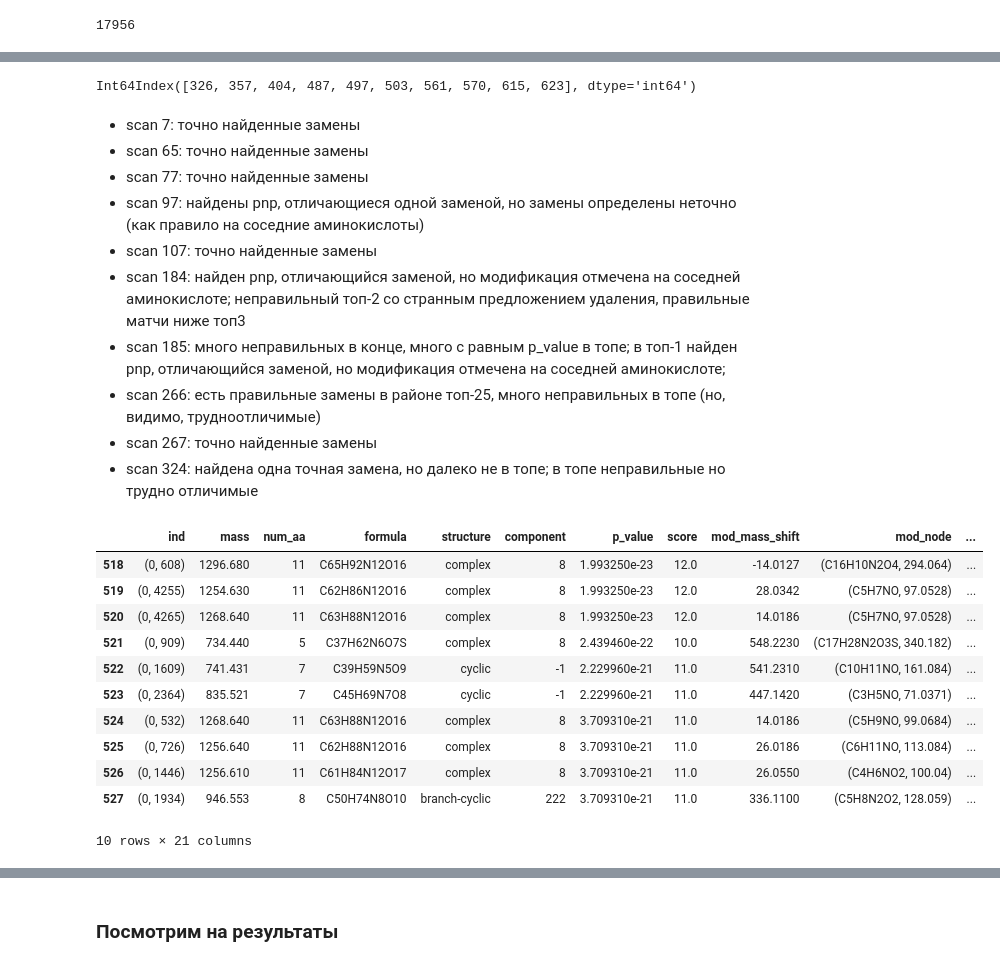
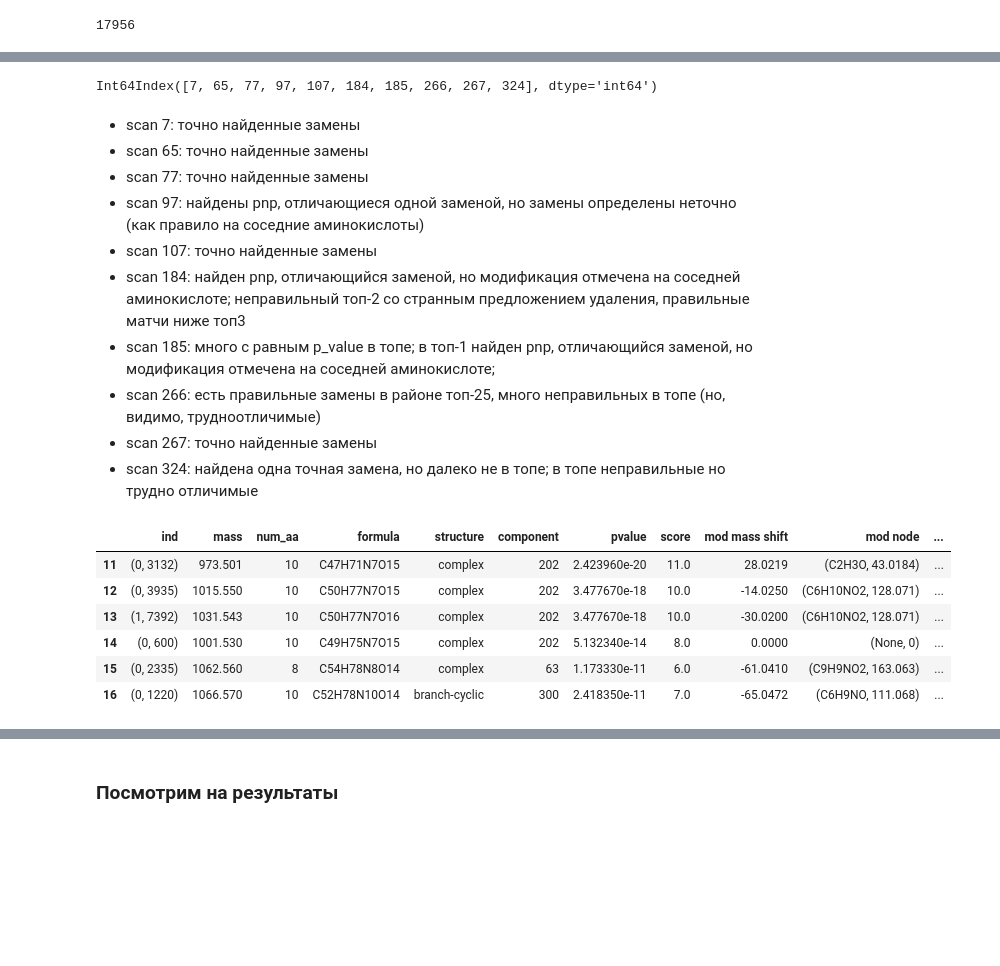
Before and after one commit to Nik9kin/var-scoring, a Jupyter notebook: var_scoring.ipynb, the cells around one changed output, grey strips where cells are left out. Cells and saved outputs as stored; diff of their text form; code cells hidden in the pictures; blank space fills up the shorter version.

```diff
--- a/var_scoring.ipynb
+++ b/var_scoring.ipynb
@@ -1261,20 +1269,20 @@ memory usage: 585.0+ KB
 # %% [markdown]
 ### Запуск на отобранных спектрах в вариативном режиме против PNPdb
 # %%
-def score_spec_db(spectrum_file, mass, mass_filter=False):
+def score_spec_db(spectrum_file):
     matches = []
 
     for ind in pnps.index:
         mol_file = db_path + pnps.loc[ind, 'mol_file']
         res = score(spectrum_file, mol_file, scan=scan, blind_search=True)
-        if res['p_value'] < 1e-10:
-            matches.append((res['p_value'], (0, ind)))
+        if res['pvalue'] < 1e-10:
+            matches.append((res['pvalue'], (0, ind)))
 
     for ind in new_pnps.index:
         mol_file = '../side_sources/gnps_positive_MH_unique/db/' + new_pnps.loc[ind, 'mol_file']
         res = score(spectrum_file, mol_file, scan=scan, blind_search=True)
-        if res['p_value'] < 1e-10:
-            matches.append((res['p_value'], (1, ind)))
+        if res['pvalue'] < 1e-10:
+            matches.append((res['pvalue'], (1, ind)))
 
     matches.sort()
     return matches
@@ -1283,9 +1291,8 @@ matches = {}
 # %%
 for scan in tqdm(correct_spectra.index):
     spectrum_file = '../side_sources/gnps_positive_MH_unique/spectra/scan' + str(scan) + '.mgf'
-    mass = correct_spectra_libinfo.loc[scan, 'pep_mass']
 
-    matches[scan] = score_spec_db(spectrum_file, mass)
+    matches[scan] = score_spec_db(spectrum_file)
     with open('matches.txt', 'a') as file:
         file.write(str(scan) + '\nbegin\n')
         for p_value, ind in matches[scan]:
@@ -1494,9 +1507,9 @@ len(matches_data)
 # %%
 data = pd.DataFrame(matches_data, columns=['scan', 'parent_mass',
                                            'ind', 'mass', 'num_aa', 'formula', 'structure', 'component',
-                                           'p_value', 'score', 'mod_mass_shift', 'mod_node', 'mod_position',
+                                           'pvalue', 'score', 'mod mass shift', 'mod node', 'mod position',
                                            'in_deg', 'out_deg', 'deg',
-                                           'notblind_p_value', 'notbilnd_score',
+                                           'notblind_pvalue', 'notbilnd_score', 'nps_score',
 #                                            'mffinder_replacement', 'mffinder_indel',
                                            'is_origin_pnp', 'is_cluster_correct', 'correctness',
                                           ])
@@ -1507,8 +1522,8 @@ replacements = []
 indels = []
 
 for i in tqdm(data.index):
-    if abs(data.loc[i, 'mod_mass_shift']) < 300.0:
-        prediction = mffinder.predict(data.loc[i, 'mod_mass_shift'], k=1)
+    if abs(data.loc[i, 'mod mass shift']) < 300.0:
+        prediction = mffinder.predict(data.loc[i, 'mod mass shift'], k=1)
         replacements.append(prediction[0][0][1])
         indels.append(prediction[1])
     else:
@@ -1579,9 +1594,9 @@ mffinder_replacements            (0, 0, 0, 0, 0, 0, 0, 0, -3, -6)
 mffinder_indels                                                []
 Name: 0, dtype: object
 # %%
-correct_spectra.index[10:20]
+correct_spectra.index[0:10]
 # %% [output]
-Int64Index([326, 357, 404, 487, 497, 503, 561, 570, 615, 623], dtype='int64')
+Int64Index([7, 65, 77, 97, 107, 184, 185, 266, 267, 324], dtype='int64')
 # %% [markdown]
 - scan   7: точно найденные замены
 - scan  65: точно найденные замены
@@ -1589,22 +1604,17 @@ Int64Index([326, 357, 404, 487, 497, 503, 561, 570, 615, 623], dtype='int64')
 - scan  97: найдены pnp, отличающиеся одной заменой, но замены определены неточно (как правило на соседние аминокислоты)
 - scan 107: точно найденные замены
 - scan 184: найден pnp, отличающийся заменой, но модификация отмечена на соседней аминокислоте; неправильный топ-2 со странным предложением удаления, правильные матчи ниже топ3
-- scan 185: много неправильных в конце, много с равным p_value в топе; в топ-1 найден pnp, отличающийся заменой, но модификация отмечена на соседней аминокислоте;
+- scan 185: много с равным p_value в топе; в топ-1 найден pnp, отличающийся заменой, но модификация отмечена на соседней аминокислоте;
 - scan 266: есть правильные замены в районе топ-25, много неправильных в топе (но, видимо, трудноотличимые)
 - scan 267: точно найденные замены
 - scan 324: найдена одна точная замена, но далеко не в топе; в топе неправильные но трудно отличимые
 # %%
-data[(data.scan == 503)].drop(columns=['scan', 'parent_mass']).head(10)
+data[(data.scan == 97)].drop(columns=['scan', 'parent_mass', 'mffinder_replacements', 'mffinder_indels']).head(20)
 # %% [output]
-|  | ind | mass | num_aa | formula | structure | component | p_value | score | mod_mass_shift | mod_node | ... |
-| 518 | (0, 608) | 1296.680 | 11 | C65H92N12O16 | complex | 8 | 1.993250e-23 | 12.0 | -14.0127 | (C16H10N2O4, 294.064) | ... |
-| 519 | (0, 4255) | 1254.630 | 11 | C62H86N12O16 | complex | 8 | 1.993250e-23 | 12.0 | 28.0342 | (C5H7NO, 97.0528) | ... |
-| 520 | (0, 4265) | 1268.640 | 11 | C63H88N12O16 | complex | 8 | 1.993250e-23 | 12.0 | 14.0186 | (C5H7NO, 97.0528) | ... |
-| 521 | (0, 909) | 734.440 | 5 | C37H62N6O7S | complex | 8 | 2.439460e-22 | 10.0 | 548.2230 | (C17H28N2O3S, 340.182) | ... |
-| 522 | (0, 1609) | 741.431 | 7 | C39H59N5O9 | cyclic | -1 | 2.229960e-21 | 11.0 | 541.2310 | (C10H11NO, 161.084) | ... |
-| 523 | (0, 2364) | 835.521 | 7 | C45H69N7O8 | cyclic | -1 | 2.229960e-21 | 11.0 | 447.1420 | (C3H5NO, 71.0371) | ... |
-| 524 | (0, 532) | 1268.640 | 11 | C63H88N12O16 | complex | 8 | 3.709310e-21 | 11.0 | 14.0186 | (C5H9NO, 99.0684) | ... |
-| 525 | (0, 726) | 1256.640 | 11 | C62H88N12O16 | complex | 8 | 3.709310e-21 | 11.0 | 26.0186 | (C6H11NO, 113.084) | ... |
-| 526 | (0, 1446) | 1256.610 | 11 | C61H84N12O17 | complex | 8 | 3.709310e-21 | 11.0 | 26.0550 | (C4H6NO2, 100.04) | ... |
-| 527 | (0, 1934) | 946.553 | 8 | C50H74N8O10 | branch-cyclic | 222 | 3.709310e-21 | 11.0 | 336.1100 | (C5H8N2O2, 128.059) | ... |
+|  | ind | mass | num_aa | formula | structure | component | pvalue | score | mod mass shift | mod node | ... |
+| 11 | (0, 3132) | 973.501 | 10 | C47H71N7O15 | complex | 202 | 2.423960e-20 | 11.0 | 28.0219 | (C2H3O, 43.0184) | ... |
+| 12 | (0, 3935) | 1015.550 | 10 | C50H77N7O15 | complex | 202 | 3.477670e-18 | 10.0 | -14.0250 | (C6H10NO2, 128.071) | ... |
+| 13 | (1, 7392) | 1031.543 | 10 | C50H77N7O16 | complex | 202 | 3.477670e-18 | 10.0 | -30.0200 | (C6H10NO2, 128.071) | ... |
+| 14 | (0, 600) | 1001.530 | 10 | C49H75N7O15 | complex | 202 | 5.132340e-14 | 8.0 | 0.0000 | (None, 0) | ... |
+| 15 | (0, 2335) | 1062.560 | 8 | C54H78N8O14 | complex | 63 | 1.173330e-11 | 6.0 | -61.0410 | (C9H9NO2, 163.063) | ... |
+| 16 | (0, 1220) | 1066.570 | 10 | C52H78N10O14 | branch-cyclic | 300 | 2.418350e-11 | 7.0 | -65.0472 | (C6H9NO, 111.068) | ... |
-10 rows × 21 columns
```
Also changed, not shown: parts of 12 cells of this notebook.
